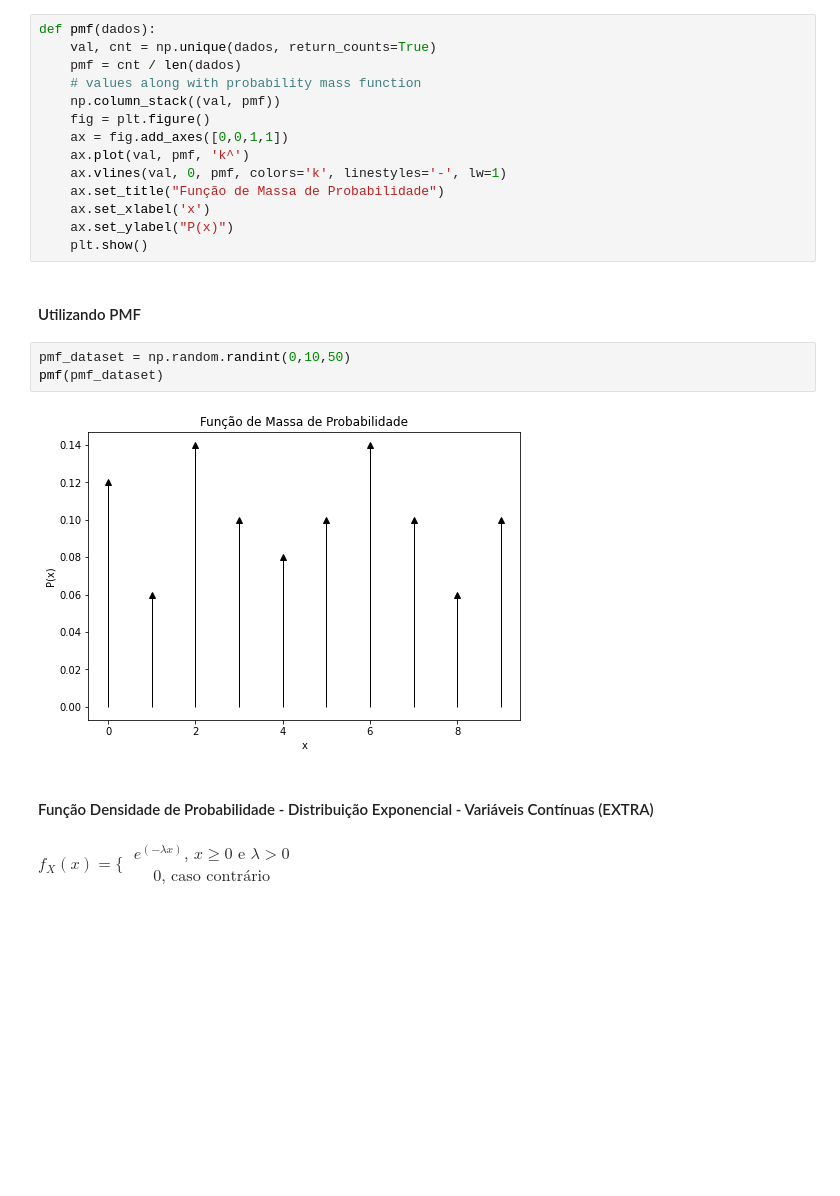
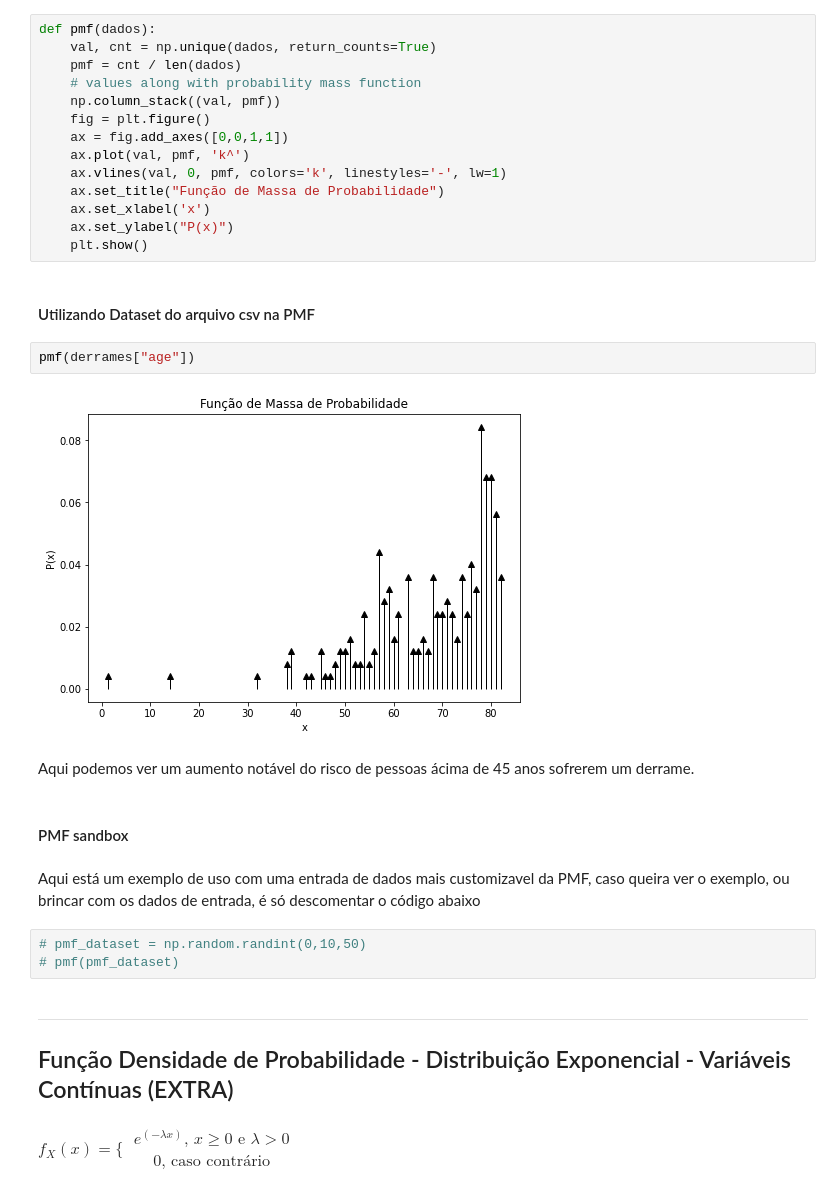
Before and after one commit to arthurgonze/ADS, a Jupyter notebook: mq_02.ipynb, the cells around one changed output. Cells and saved outputs as stored; diff of their text form; blank space fills up the shorter version.

```diff
--- a/mq_02.ipynb
+++ b/mq_02.ipynb
@@ -153,15 +228,24 @@ def pmf(dados):
     ax.set_xlabel('x')
     ax.set_ylabel("P(x)")
     plt.show()
+# %% [markdown]
+#### Utilizando Dataset do arquivo csv na PMF
+# %%
+pmf(derrames["age"])
+# %% [output]
+[figure, added]
+# %% [markdown]
+Aqui podemos ver um aumento notável do risco de pessoas ácima de 45 anos sofrerem um derrame.
 # %% [markdown]
-#### Utilizando PMF
+#### PMF sandbox
+# %% [markdown]
+Aqui está um exemplo de uso com uma entrada de dados mais customizavel da PMF, caso queira ver o exemplo, ou brincar com os dados de entrada, é só descomentar o código abaixo
 # %%
-pmf_dataset = np.random.randint(0,10,50)
-pmf(pmf_dataset)
+# pmf_dataset = np.random.randint(0,10,50)
+# pmf(pmf_dataset)
-# %% [output]
-[figure, removed]
 # %% [markdown]
-#### Função Densidade de Probabilidade - Distribuição Exponencial - Variáveis Contínuas (EXTRA)
+-----------------------------------------------------------------
+## Função Densidade de Probabilidade - Distribuição Exponencial - Variáveis Contínuas (EXTRA)
 # %% [markdown]
 $f_X (x) = \Bigg\{$
 $\begin{gather*}
```
Also changed, not shown: parts of 61 cells of this notebook.
